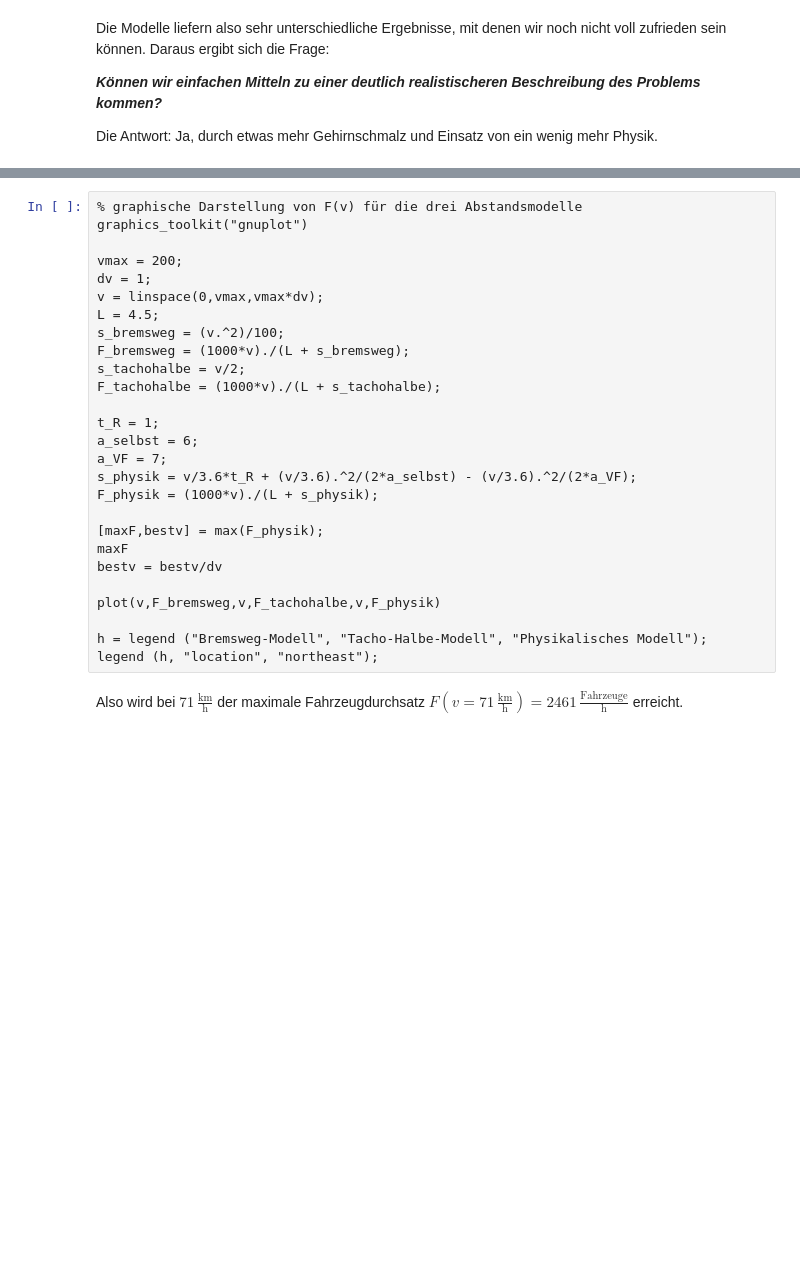
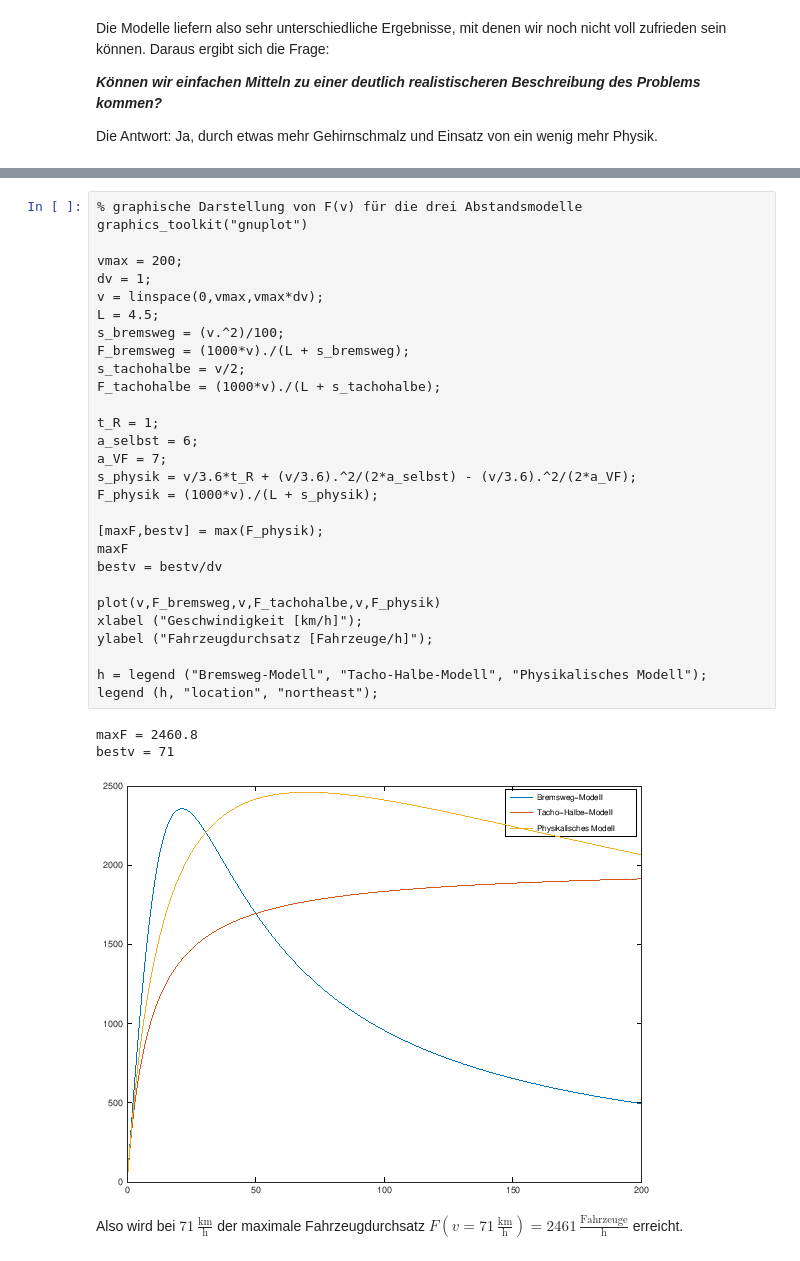
Before and after one commit to hbrs-cse/Modellbildung-und-Simulation, a Jupyter notebook: content/00_einleitung/01_motivation/00_motivation.ipynb, the cells around one changed output, grey strips where cells are left out. Drawn from its saved outputs; the diff is of its cells as text; blank space fills up the shorter version.

```diff
--- a/content/00_einleitung/01_motivation/00_motivation.ipynb
+++ b/content/00_einleitung/01_motivation/00_motivation.ipynb
@@ -243,30 +240,36 @@ Wieder müssen wir mit Nebenbedingungen (hier: Konstanten) das Problem vereinfac
 # %%
 % graphische Darstellung von F(v) für die drei Abstandsmodelle
 graphics_toolkit("gnuplot")
 
 vmax = 200;
 dv = 1;
 v = linspace(0,vmax,vmax*dv);
 L = 4.5;
 s_bremsweg = (v.^2)/100;
 F_bremsweg = (1000*v)./(L + s_bremsweg);
 s_tachohalbe = v/2;
 F_tachohalbe = (1000*v)./(L + s_tachohalbe);
 
 t_R = 1;
 a_selbst = 6;
 a_VF = 7;
 s_physik = v/3.6*t_R + (v/3.6).^2/(2*a_selbst) - (v/3.6).^2/(2*a_VF);
 F_physik = (1000*v)./(L + s_physik);
 
 [maxF,bestv] = max(F_physik);
 maxF
 bestv = bestv/dv
 
 plot(v,F_bremsweg,v,F_tachohalbe,v,F_physik)
+xlabel ("Geschwindigkeit [km/h]");
+ylabel ("Fahrzeugdurchsatz [Fahrzeuge/h]");
 
 h = legend ("Bremsweg-Modell", "Tacho-Halbe-Modell", "Physikalisches Modell");
 legend (h, "location", "northeast");
+# %% [output]
+maxF = 2460.8
+bestv = 71
+[figure, added]
 # %% [markdown]
 Also wird bei $71 \,\frac{\text{km}}{\text{h}}$ der maximale Fahrzeugdurchsatz $F\left(v = 71 \,\frac{\text{km}}{\text{h}}\right) = 2461 \,\frac{\text{Fahrzeuge}}{\text{h}}$ erreicht.
 # %% [markdown]
```
Also changed, not shown: parts of 8 cells of this notebook.
